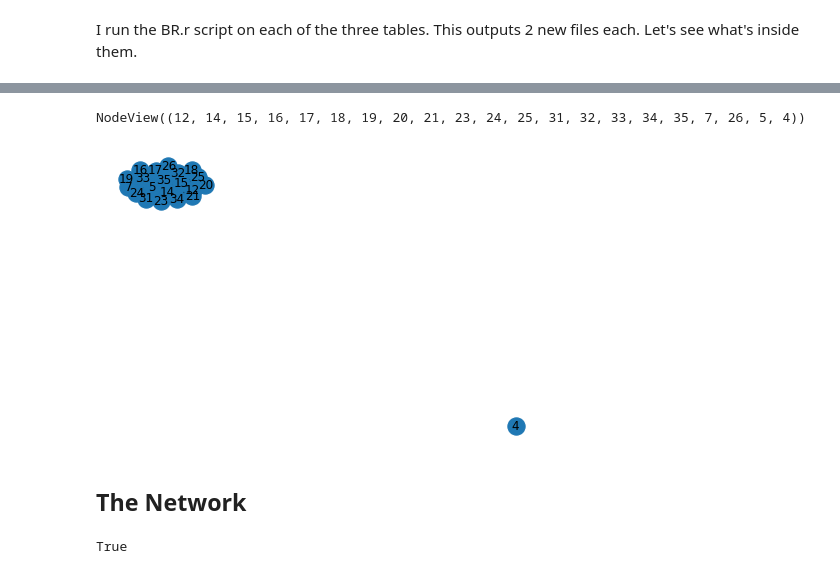
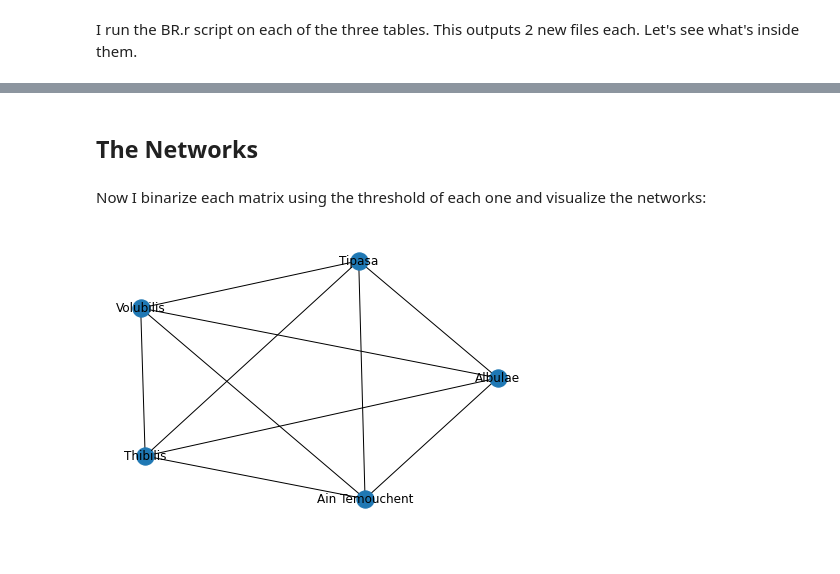
Before and after one commit to mondoboia/numismatic_distribution, a Jupyter notebook: numismatic_distribution.ipynb, the cells around one changed output, grey strips where cells are left out. Saved outputs shown, nothing was run; the diff lists cells and outputs as text; code cells hidden in the pictures.

Commit message:
min-max model

```diff
--- a/numismatic_distribution.ipynb
+++ b/numismatic_distribution.ipynb
@@ -364,8 +335,0 @@ NodeView((0, 1, 8, 11, 12, 14, 16, 18, 19, 20, 21, 22, 23, 25, 27, 5, 4, 2, 6, 1
-# %%
-df3 = pd.read_csv('df_africa3_out.csv')
-
-input_data = pd.read_csv('df_africa3_out.csv', index_col=0)
-G = nx.Graph(input_data.values)
-G.remove_edges_from(nx.selfloop_edges(G))
-
-nx.draw(G)
@@ -374,18 +336,43 @@ nx.draw(G)
-# %%
-T = find_threshold_graph(G)
-nx.draw(T, with_labels='True')
-T.nodes
-# %% [output]
-NodeView((12, 14, 15, 16, 17, 18, 19, 20, 21, 23, 24, 25, 31, 32, 33, 34, 35, 7, 26, 5, 4))
-[figure, removed]
+# %%
+import networkx as nx
+
+def min_max_model(file_name):
+    '''
+    find threshold for each matrix and return binary matrix
+    '''
+    # read the csv into a dataframe
+    input_data = pd.read_csv(file_name, index_col=0)
+    # immediately check if there are isolated nodes in the network: means they have similarity 0 with all others and we need to remove them
+    remove_isolates(input_data)
+
+    # define starting threshold value as 200 (max BR similarity coefficient) to have most of the nodes separated
+    threshold = 200
+    # create a copy of dataframe to not overwrite
+    df_copy = input_data.copy()
+    # first transformation into binary dataframe to check connectivity
+    to_binary_matrix(threshold, df_copy)
+    binary_G = nx.from_pandas_adjacency(df_copy)
+    binary_G.remove_edges_from(nx.selfloop_edges(binary_G))  # remove selfloops because unnecessary
+    connection = nx.is_connected(binary_G)
+
+    # lower threshold value until there are no more separated components in the network
+    while (connection == False):
+        threshold -= 1
+        df_copy = input_data.copy()
+        to_binary_matrix(threshold, df_copy)
+        binary_G = nx.from_pandas_adjacency(df_copy)
+        binary_G.remove_edges_from(nx.selfloop_edges(binary_G))
+        connection = nx.is_connected(binary_G)
+    else:
+        return df_copy
 # %% [markdown]
-## The Network
+## The Networks
-# %%
-import networkx as nx
-G = nx.Graph()
-
-for prov in df_africa['Province']:
-    G.add_node(prov)
-G.has_node('Tripolitania')
-# %% [output]
-True
+# %% [markdown]
+Now I binarize each matrix using the threshold of each one and visualize the networks:
+# %%
+matrix_1 = min_max_model('df_africa1_out.csv')
+G_1 = nx.from_pandas_adjacency(matrix_1)
+G_1.remove_edges_from(nx.selfloop_edges(G_1))
+nx.draw(G_1, with_labels='True')
+# %% [output]
+[figure, added]
```
Also changed, not shown: parts of 10 cells of this notebook.
